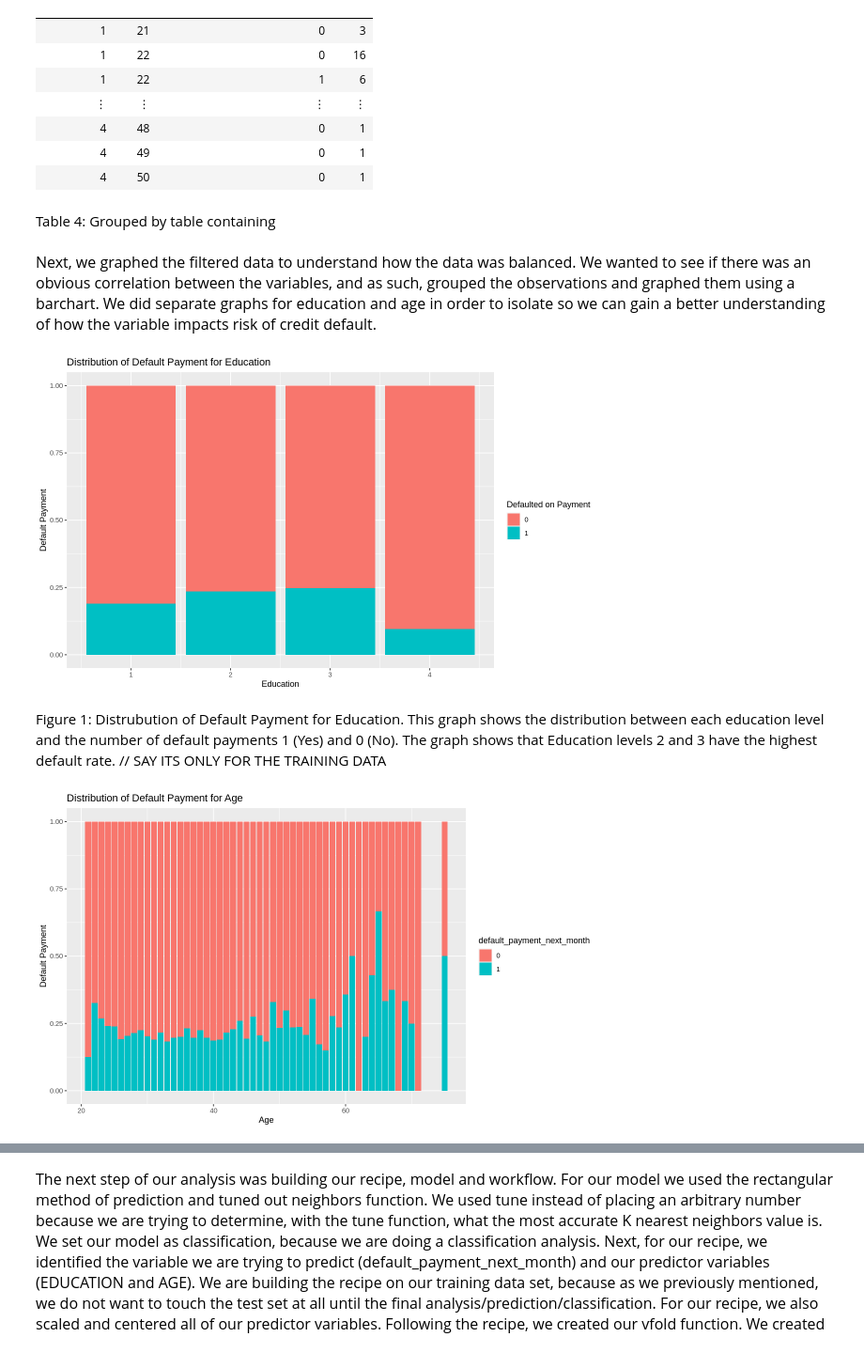
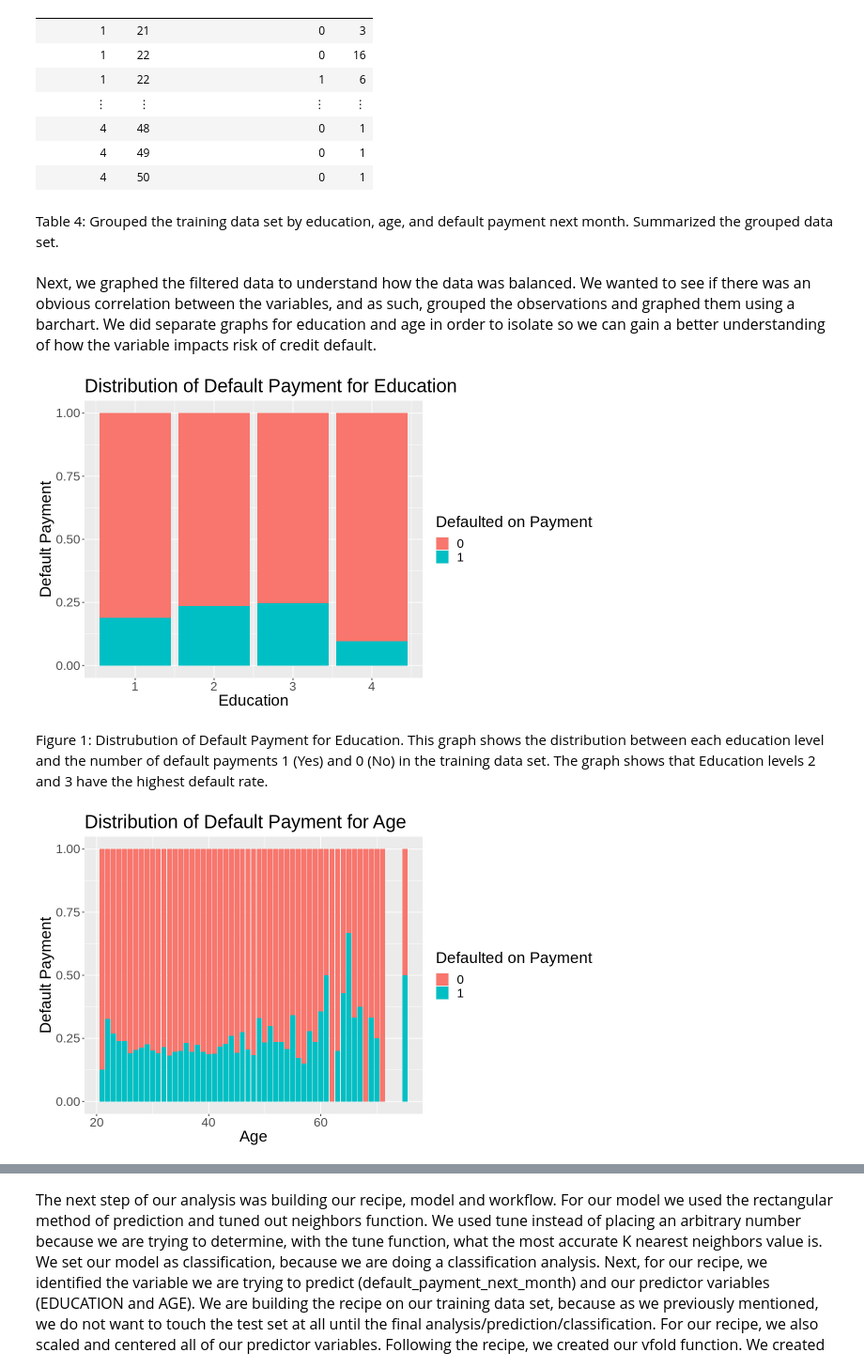
Before and after one commit to toast682/dsci_project, a Jupyter notebook: dsci_project.ipynb, the cells around one changed output, grey strips where cells are left out. Shown: that part at 94% size. Saved outputs shown, nothing was run; the diff lists cells and outputs as text; code cells hidden in the pictures.

```diff
--- a/dsci_project.ipynb
+++ b/dsci_project.ipynb
@@ -153,26 +140,28 @@ A grouped_df: 291 × 4
 | 4 | 48 | 0 | 1 |
 | 4 | 49 | 0 | 1 |
 | 4 | 50 | 0 | 1 |
-# %% [markdown]
-Table 4: Grouped by table containing
+# %% [markdown]
+Table 4: Grouped the training data set by education, age, and default payment next month. Summarized the grouped data set.
 # %% [markdown]
 <span style = "color:black; font-size:16px">Next, we graphed the filtered data to understand how the data was balanced. We wanted to see if there was an obvious correlation between the variables, and as such, grouped the observations and graphed them using a barchart. We did separate graphs for education and age in order to isolate so we can gain a better understanding of how the variable impacts risk of credit default. </span>
 # %%
 set.seed(1234)
 credit_education_graph <- ggplot(credit_summarize, aes(x = EDUCATION, y = n, fill = default_payment_next_month)) +
                 geom_bar(stat = "identity", position = "fill") +
-                labs(x = "Education", y = "Default Payment", title = "Distribution of Default Payment for Education", fill = "Defaulted on Payment")
+                labs(x = "Education", y = "Default Payment", title = "Distribution of Default Payment for Education", fill = "Defaulted on Payment") +
+                theme(text = element_text(size=20))
 credit_education_graph
 # %% [output]
-[figure, old version]
+[figure, new version]
 # %% [markdown]
-Figure 1: Distrubution of Default Payment for Education. This graph shows the distribution between each education level and the number of default payments 1 (Yes) and 0 (No). The graph shows that Education levels 2 and 3 have the highest default rate. // SAY ITS ONLY FOR THE TRAINING DATA
+Figure 1: Distrubution of Default Payment for Education. This graph shows the distribution between each education level and the number of default payments 1 (Yes) and 0 (No) in the training data set. The graph shows that Education levels 2 and 3 have the highest default rate.
 # %%
 set.seed(1234)
 credit_sex_graph <- ggplot(credit_summarize, aes(x = AGE, y = n, fill = default_payment_next_month)) +
                 geom_bar(stat = "identity", position = "fill") +
-                labs(x = "Age", y = "Default Payment", title = "Distribution of Default Payment for Age")
+                labs(x = "Age", y = "Default Payment", title = "Distribution of Default Payment for Age", fill = "Defaulted on Payment") +
+                theme(text = element_text(size=20))
 credit_sex_graph
 # %% [output]
-[figure, old version]
+[figure, new version]
 # %% [markdown]
```
Also changed, not shown: parts of 10 cells of this notebook.
